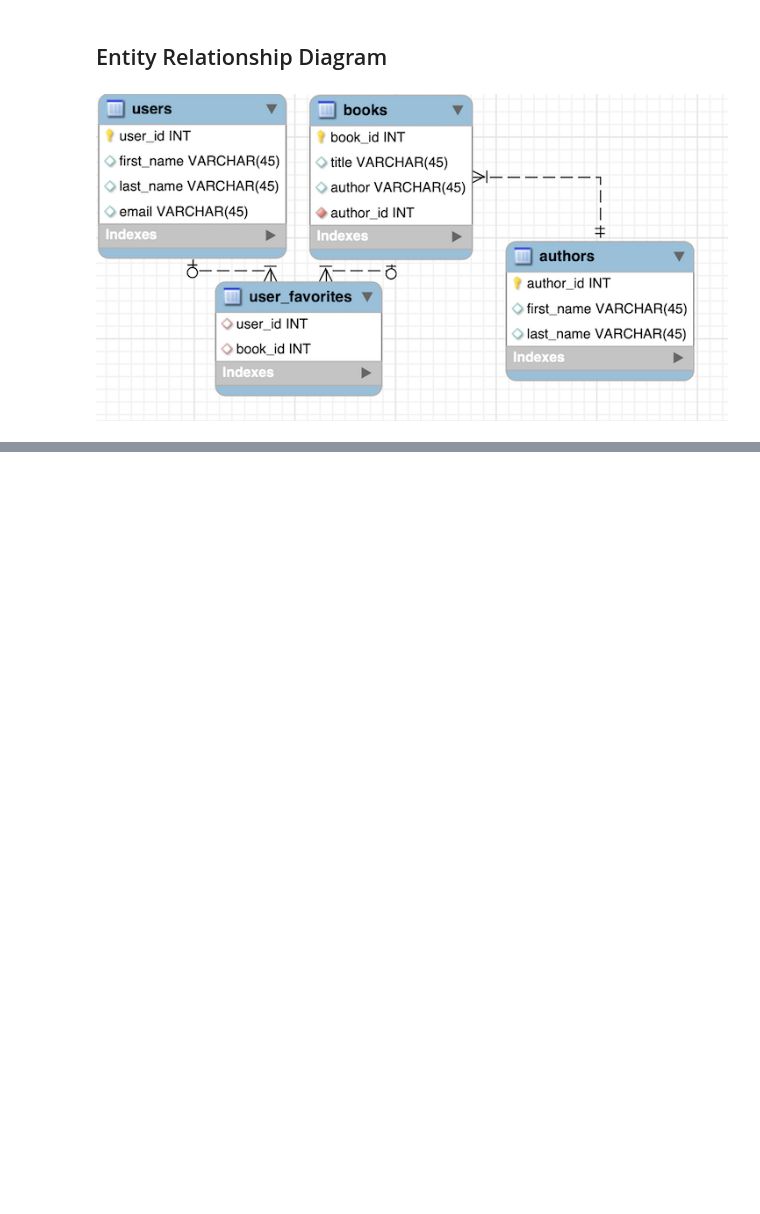
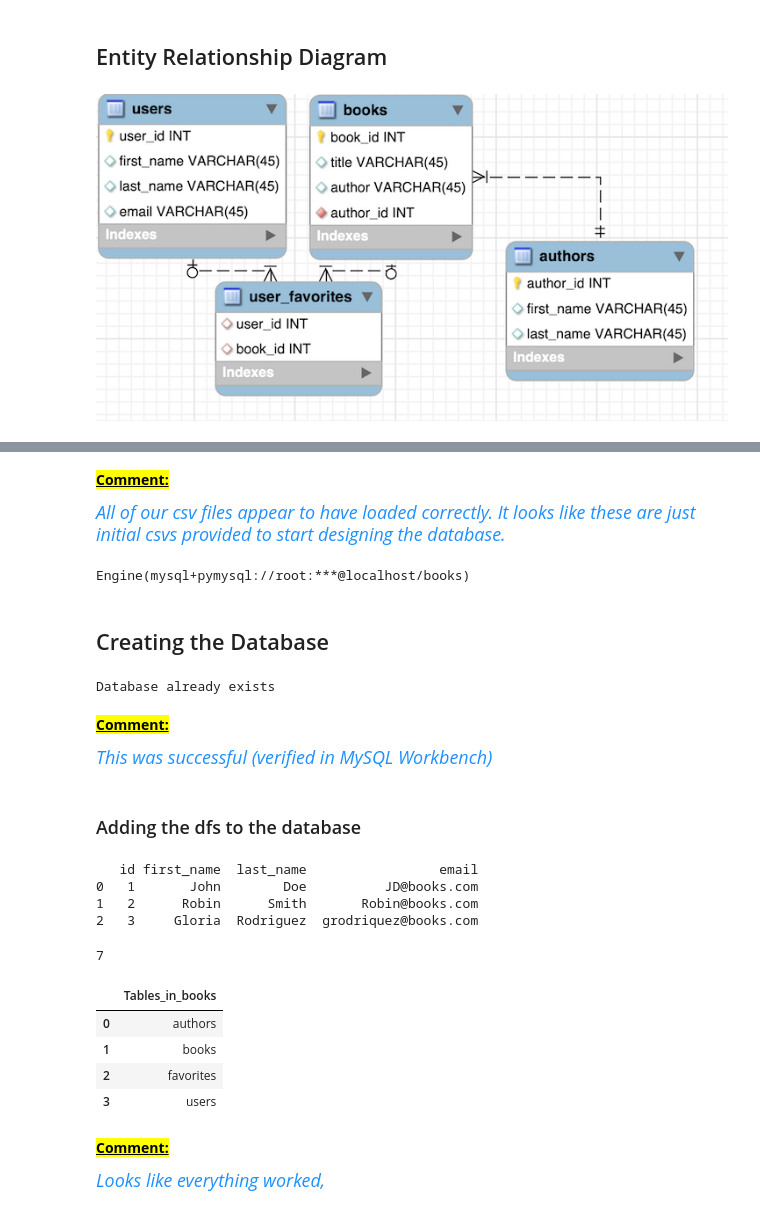
Before and after one commit to CRPeace/CD_Books, a Jupyter notebook: C.Peace_Books.ipynb, the cells around one changed output, grey strips where cells are left out. Drawn from its saved outputs; the diff is of its cells as text; code cells hidden in the pictures; blank space fills up the shorter version.

```diff
--- a/C.Peace_Books.ipynb
+++ b/C.Peace_Books.ipynb
@@ -7,0 +53,67 @@ Cameron Peace
+# %% [markdown]
+<mark><u>**Comment:**</u>
+
+<font color='dodgerblue' size=4><i>
+All of our csv files appear to have loaded correctly.  It looks like these are just initial csvs provided to start designing the database.
+</i></font>
+# %%
+# connecting to the database
+connection = 'mysql+pymysql://root:carbonfiber99@localhost/books'
+
+# creating the engine
+engine = create_engine(connection)
+
+# confirming engine
+engine
+# %% [output]
+Engine(mysql+pymysql://root:***@localhost/books)
+# %% [markdown]
+## Creating the Database
+# %%
+# create database with if/else
+if database_exists(connection) == False:
+    create_database(connection)
+else:
+    print('Database already exists')
+# %% [output]
+Database already exists
+# %% [markdown]
+<mark><u>**Comment:**</u>
+
+<font color='dodgerblue' size=4><i>
+This was successful (verified in MySQL Workbench)
+</i></font>
+# %% [markdown]
+### Adding the dfs to the database
+# %%
+print(users.)
+# %% [output]
+   id first_name  last_name                 email
+0   1       John        Doe          JD@books.com
+1   2      Robin      Smith       Robin@books.com
+2   3     Gloria  Rodriguez  grodriquez@books.com
+# %%
+# adding to database as sql
+users.to_sql('users', engine, if_exists='replace')
+books.to_sql('books', engine, if_exists='replace')
+authors.to_sql('authors', engine, if_exists='replace')
+favorites.to_sql('favorites', engine, if_exists='replace')
+# %% [output]
+7
+# %%
+# verifying tables were added
+q = 'show tables'
+
+pd.read_sql(q, engine)
+# %% [output]
+|  | Tables_in_books |
+| 0 | authors |
+| 1 | books |
+| 2 | favorites |
+| 3 | users |
+# %% [markdown]
+<mark><u>**Comment:**</u>
+
+<font color='dodgerblue' size=4><i>
+Looks like everything worked,
+</i></font>
```
Also changed, not shown: parts of 4 cells of this notebook.
